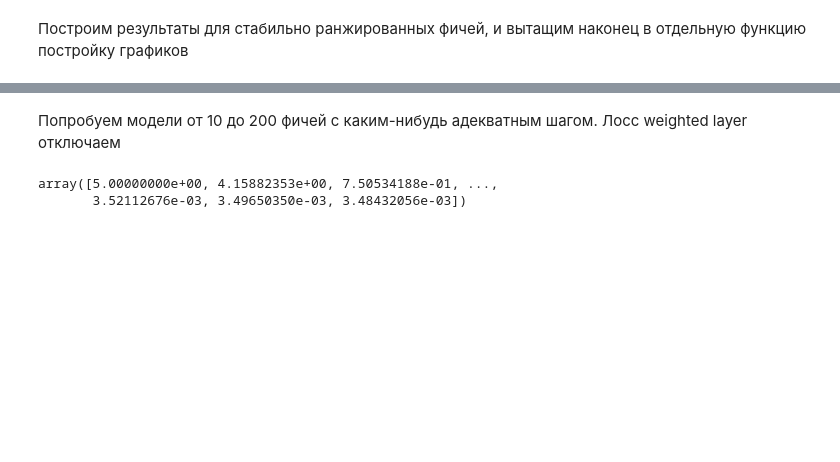
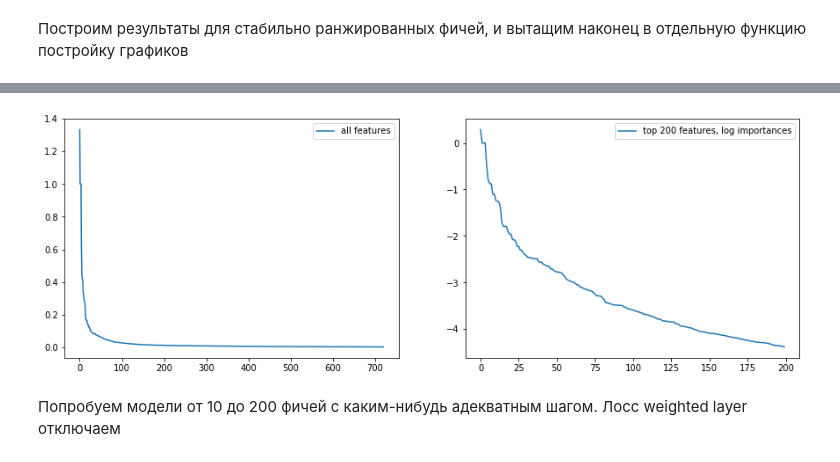
Before and after one commit to rykachevskiy/insilico_test, a Jupyter notebook: src/main.ipynb, the cells around one changed output, grey strips where cells are left out. Saved outputs shown, nothing was run; the diff lists cells and outputs as text; code cells hidden in the pictures; blank space fills up the shorter version.

Commit message:
done with feature selection

```diff
--- a/src/main.ipynb
+++ b/src/main.ipynb
@@ -660,0 +732,7 @@ plot_rank(DFS_features_array[1])
+# %%
+exps_l2_0_l1i, res_exps_l2_0_l1i = run_array('lambda_2_0_l1i', lambda_1=0.01,
+                 lambda_2=0,
+                 alpha_1=0.00002,
+                 alpha_2=0.5)
+# %%
+plot_rank(sess.run(exps_l2_0_l1i[0].model.weight_layer.w))
@@ -661,7 +745,25 @@ plot_rank(DFS_features_array[1])
+# %%
+def select_features_stable(exps):
+    DFS_selected_features = {}
+
+    for exp in exps:
+        exp_best_features = np.argsort(sess.run(exp.model.weight_layer.w))[::-1][:300]
+        for i, feature in enumerate(exp_best_features):
+            if feature in DFS_selected_features.keys():
+                DFS_selected_features[feature] += 1 / (i + 1)
+            else:
+                DFS_selected_features[feature] = 1 / (i + 1)
+    DFS_features_array = np.zeros((2, len(DFS_selected_features)))
+    for i, (k, v) in enumerate(DFS_selected_features.items()):
+        DFS_features_array[0, i] = k
+        DFS_features_array[1, i] = v
+
+    return DFS_features_array
+# %%
+DFS_features_array_increased_r = select_features_stable(exps_l2_0_l1i)
+# %%
+plot_rank(DFS_features_array_increased_r[1])
+# %% [output]
+[figure, added]
 # %% [markdown]
 Попробуем модели от 10 до 200 фичей с каким-нибудь адекватным шагом. Лосс weighted layer отключаем
-# %%
-DFS_features_array[1]
-# %% [output]
-array([5.00000000e+00, 4.15882353e+00, 7.50534188e-01, ...,
-       3.52112676e-03, 3.49650350e-03, 3.48432056e-03])
```
Also changed, not shown: parts of 42 cells of this notebook, 2 other files.
